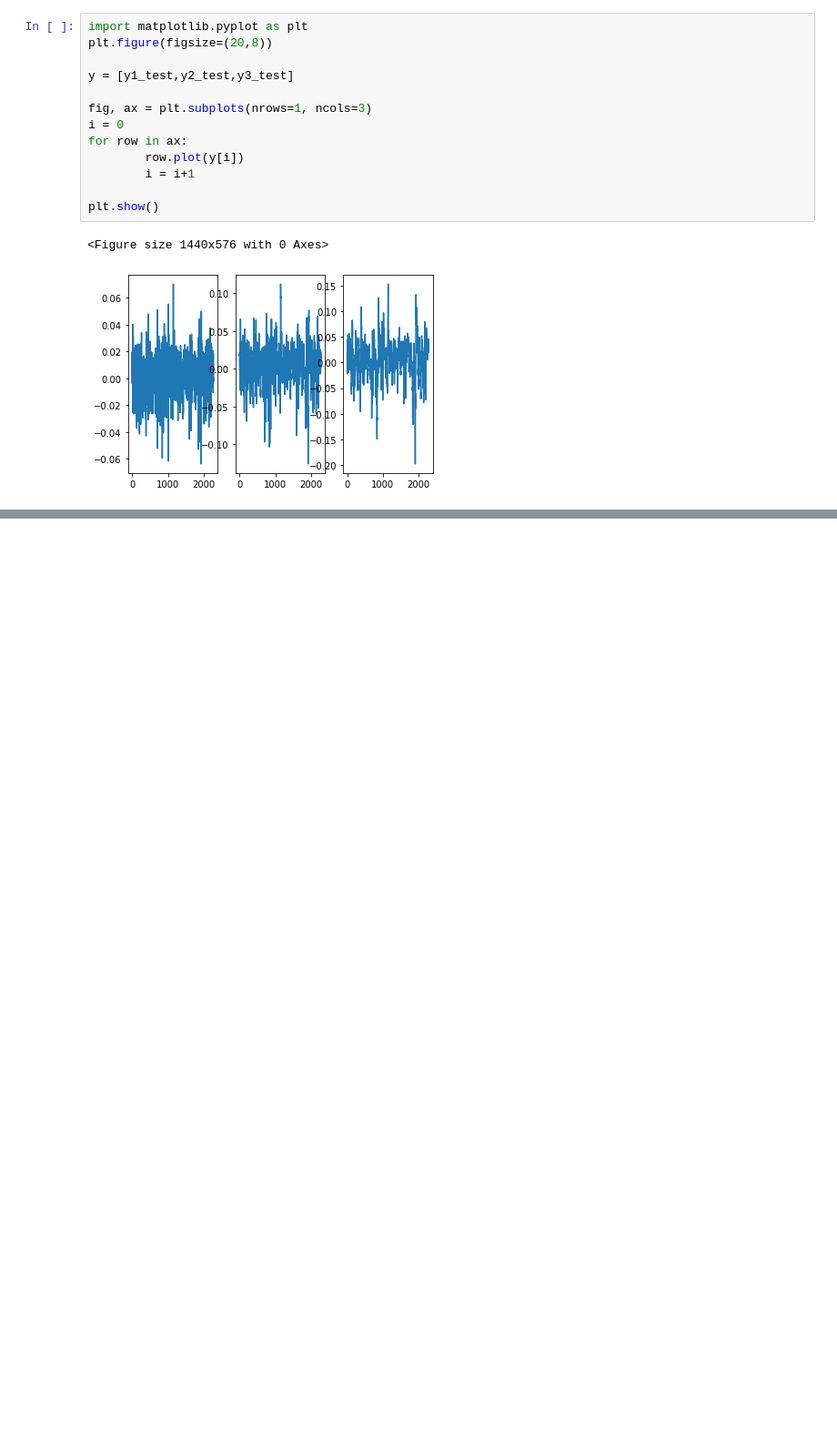
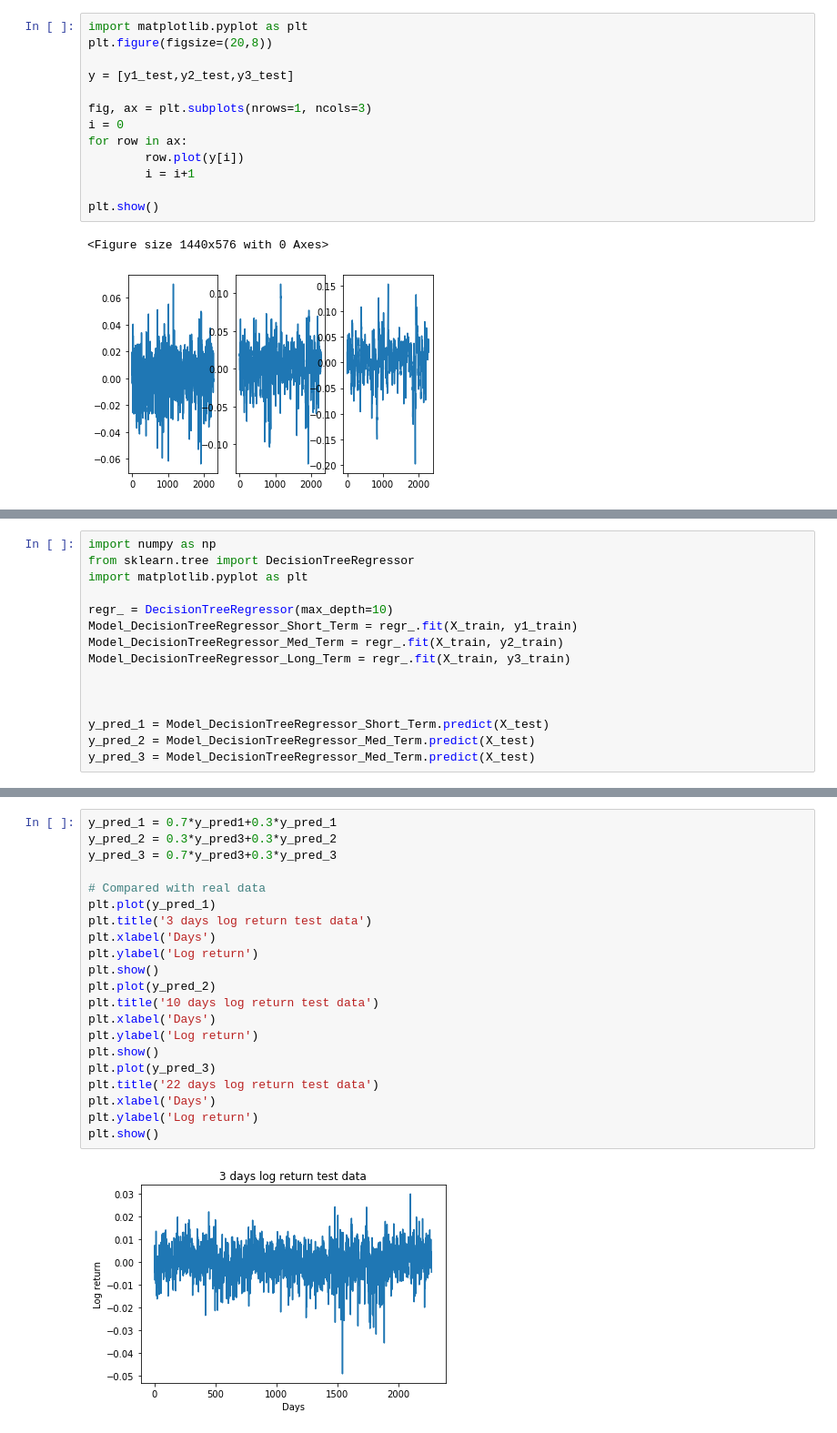
Before and after one commit to nazanin-tabatabaei/NewsSentimentAnalysis_StockPredictions, a Jupyter notebook: BaseLine2_Modifications.ipynb, the cells around one changed output, grey strips where cells are left out. Shown at 91% size. Drawn from its saved outputs; the diff is of its cells as text; blank space fills up the shorter version.

```diff
--- a/BaseLine2_Modifications.ipynb
+++ b/BaseLine2_Modifications.ipynb
@@ -329,0 +351,15 @@ display('bias, MAE, RMSE, R_squared',Result_Analysis(y3_test,y_pred3))
+# %%
+import numpy as np
+from sklearn.tree import DecisionTreeRegressor
+import matplotlib.pyplot as plt
+
+regr_ = DecisionTreeRegressor(max_depth=10)
+Model_DecisionTreeRegressor_Short_Term = regr_.fit(X_train, y1_train)
+Model_DecisionTreeRegressor_Med_Term = regr_.fit(X_train, y2_train)
+Model_DecisionTreeRegressor_Long_Term = regr_.fit(X_train, y3_train)
+
+
+
+y_pred_1 = Model_DecisionTreeRegressor_Short_Term.predict(X_test)
+y_pred_2 = Model_DecisionTreeRegressor_Med_Term.predict(X_test)
+y_pred_3 = Model_DecisionTreeRegressor_Med_Term.predict(X_test)
@@ -329,0 +387,23 @@ display('bias, MAE, RMSE, R_squared',Result_Analysis(y3_test,y_pred3))
+# %%
+y_pred_1 = 0.7*y_pred1+0.3*y_pred_1
+y_pred_2 = 0.3*y_pred3+0.3*y_pred_2
+y_pred_3 = 0.7*y_pred3+0.3*y_pred_3
+
+# Compared with real data
+plt.plot(y_pred_1)
+plt.title('3 days log return test data')
+plt.xlabel('Days')
+plt.ylabel('Log return')
+plt.show()
+plt.plot(y_pred_2)
+plt.title('10 days log return test data')
+plt.xlabel('Days')
+plt.ylabel('Log return')
+plt.show()
+plt.plot(y_pred_3)
+plt.title('22 days log return test data')
+plt.xlabel('Days')
+plt.ylabel('Log return')
+plt.show()
+# %% [output]
+[figure, added]
```
Also changed, not shown: parts of 10 cells of this notebook.
